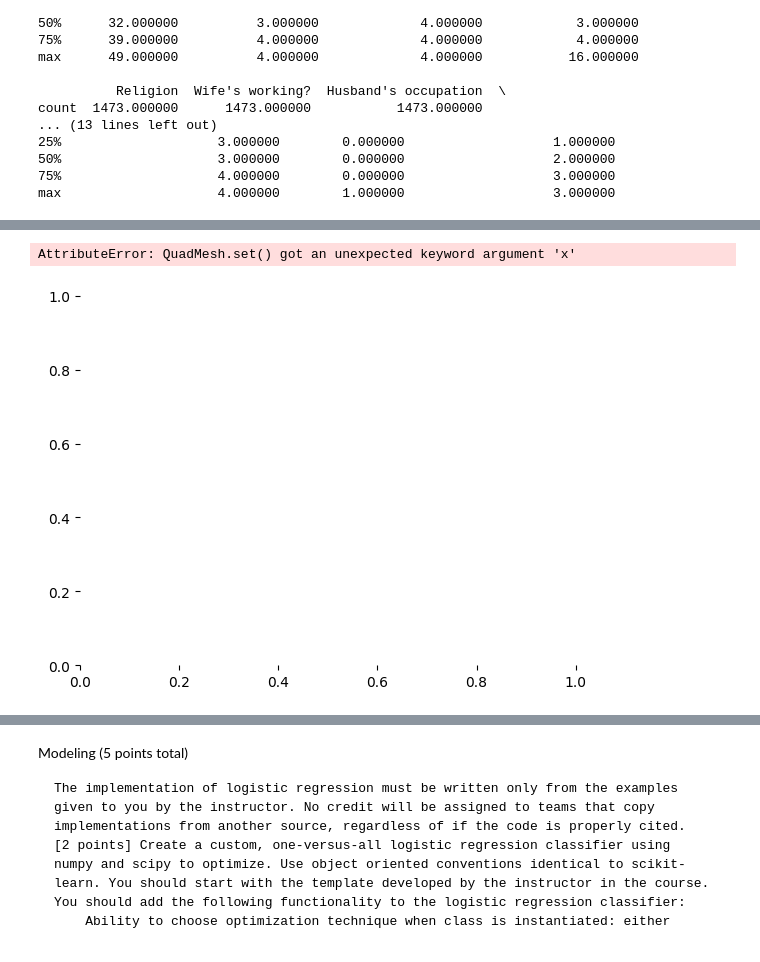
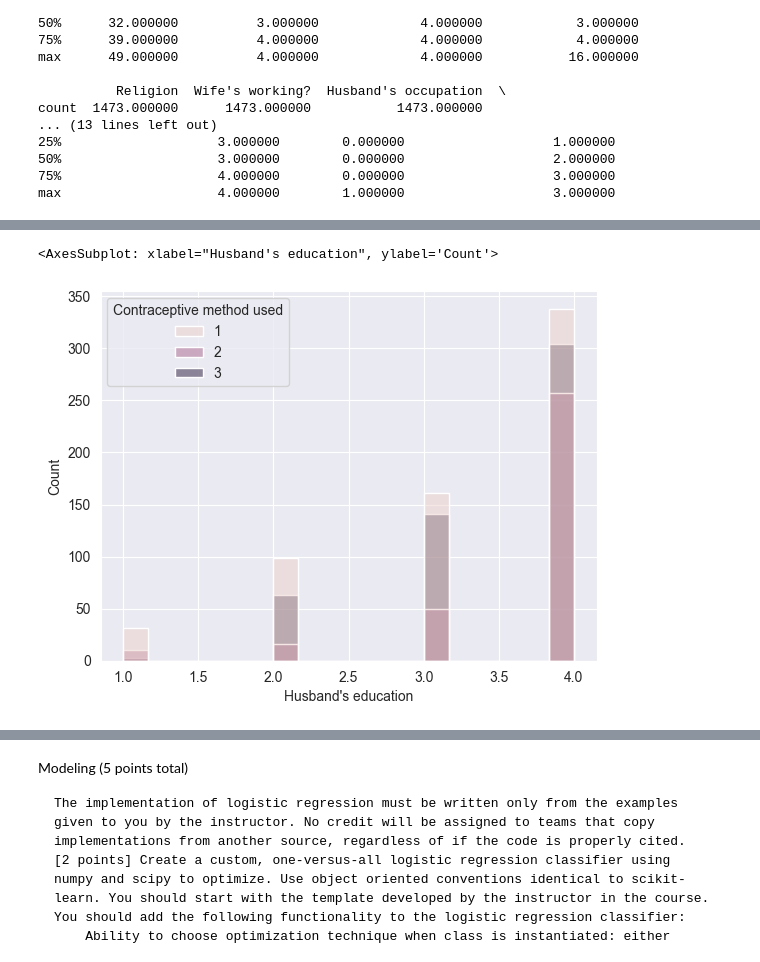
Before and after one commit to RebeccaEKuhlman/Logistic-Regression-Abalone, a Jupyter notebook: LogRegress_Lab3_notebook.ipynb, the cells around one changed output, grey strips where cells are left out. Drawn from its saved outputs; the diff is of its cells as text; code cells hidden in the pictures.

```diff
--- a/LogRegress_Lab3_notebook.ipynb
+++ b/LogRegress_Lab3_notebook.ipynb
@@ -98,5 +100,5 @@ sns.histplot(df, x="Husband's occupation")
 # %%
-sns.heatmap(x = "Husband's occupation", y = "Contraceptive method used", data = df)
+sns.histplot(df, x="Husband's education", hue="Contraceptive method used")
 # %% [output]
-AttributeError: QuadMesh.set() got an unexpected keyword argument 'x'
+<AxesSubplot: xlabel="Husband's education", ylabel='Count'>
-[figure, old version]
+[figure, new version]
```
Also changed, not shown: parts of 9 cells of this notebook.
